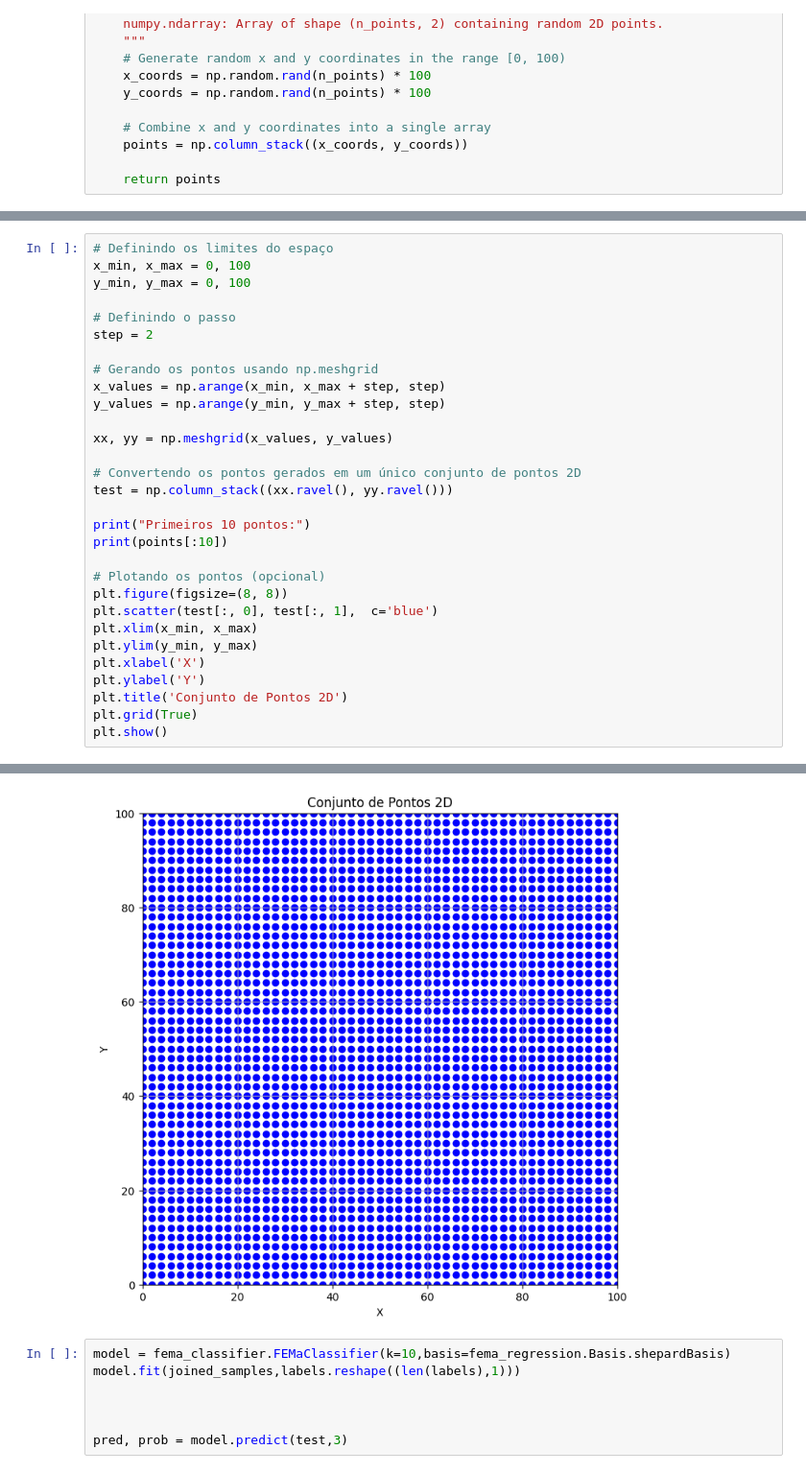
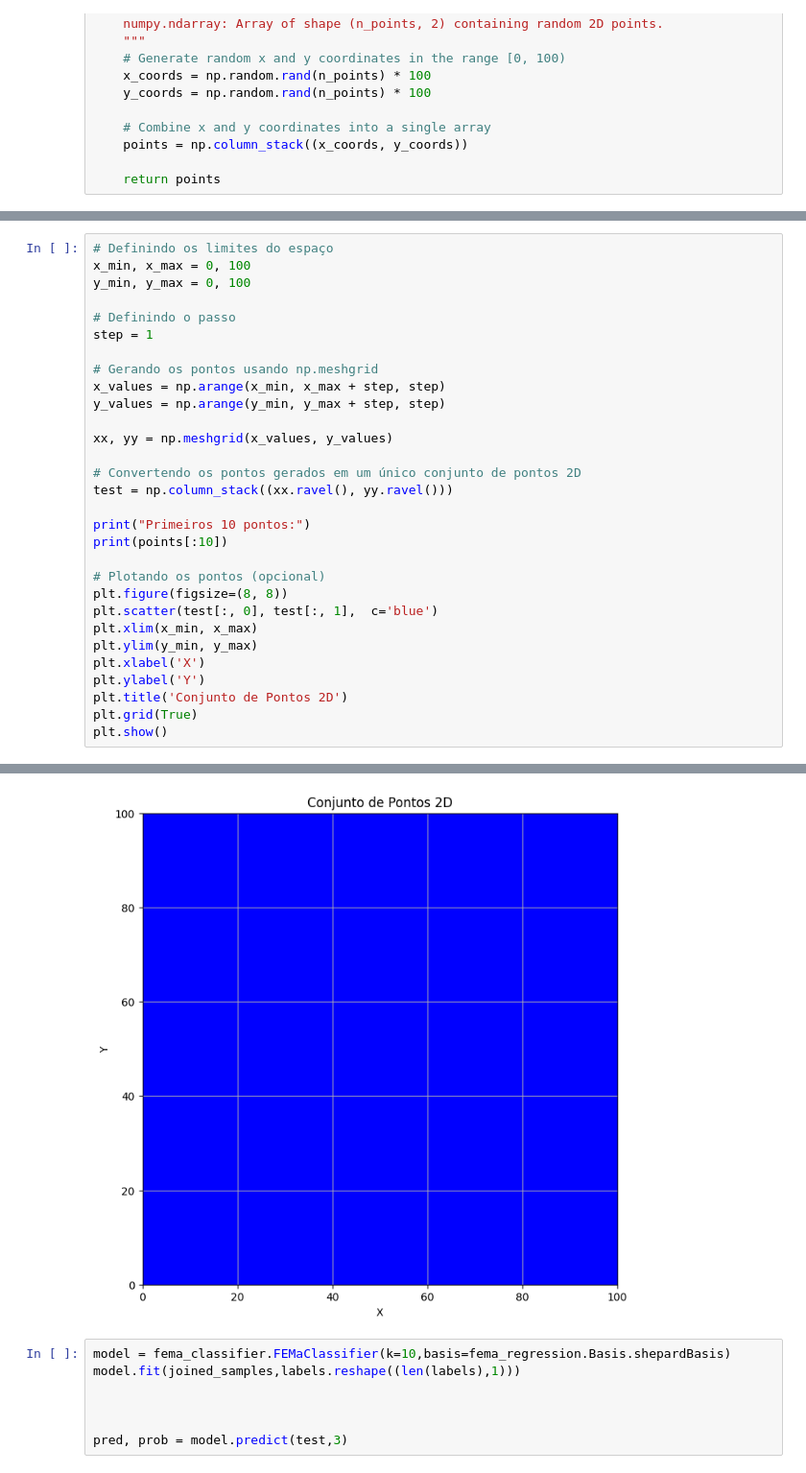
Before and after one commit to danillorobertopereira/fema, a Jupyter notebook: notebook/FEMaClustering3D.ipynb, the cells around one changed output, grey strips where cells are left out. Shown: that part at 96% size. Drawn from its saved outputs; the diff is of its cells as text.

```diff
--- a/notebook/FEMaClustering3D.ipynb
+++ b/notebook/FEMaClustering3D.ipynb
@@ -289,7 +299,7 @@ x_min, x_max = 0, 100
 y_min, y_max = 0, 100
 
 # Definindo o passo
-step = 2
+step = 1
 
 # Gerando os pontos usando np.meshgrid
 x_values = np.arange(x_min, x_max + step, step)
@@ -328,4 +338,4 @@ Primeiros 10 pontos:
-[figure, old version]
+[figure, new version]
 # %%
 model = fema_classifier.FEMaClassifier(k=10,basis=fema_regression.Basis.shepardBasis)
 model.fit(joined_samples,labels.reshape((len(labels),1)))
```
Also changed, not shown: parts of 25 cells of this notebook, 2 other files.
